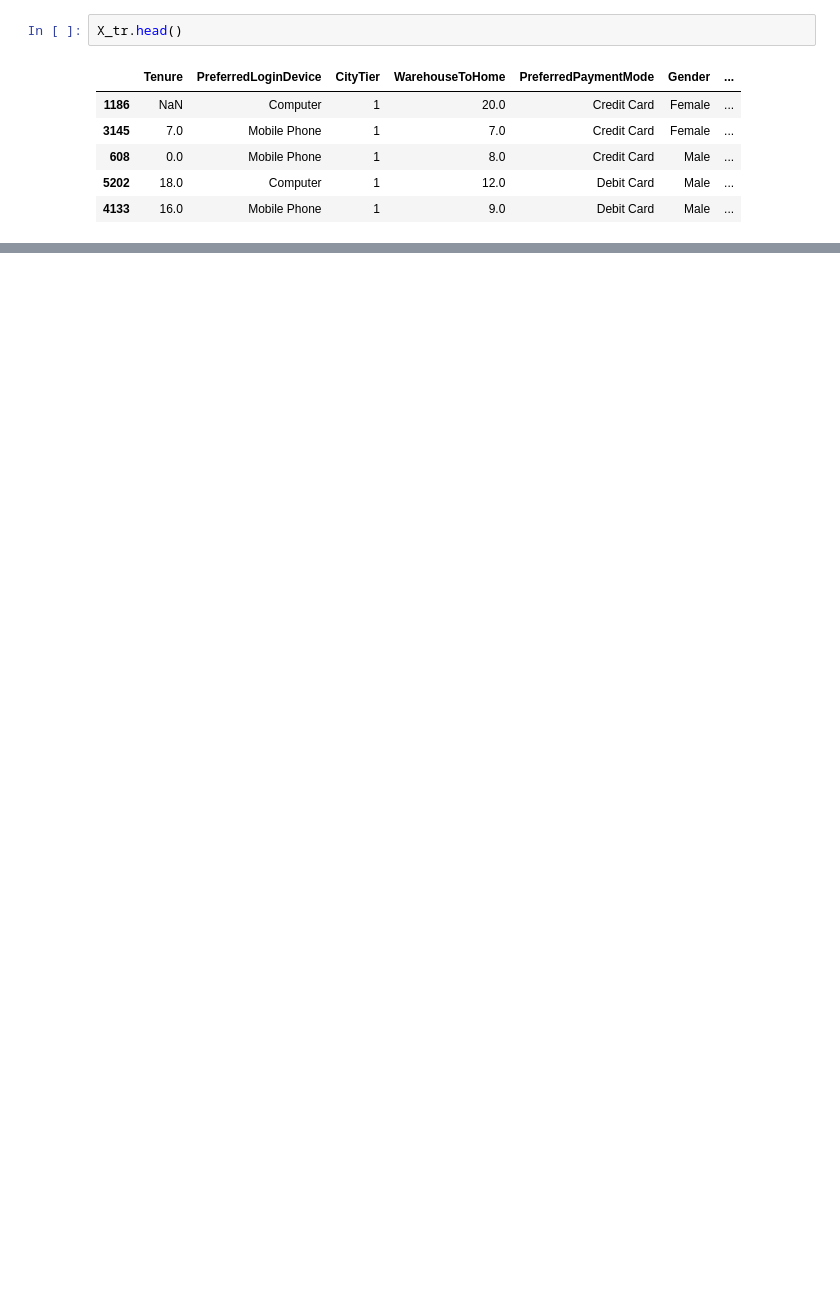
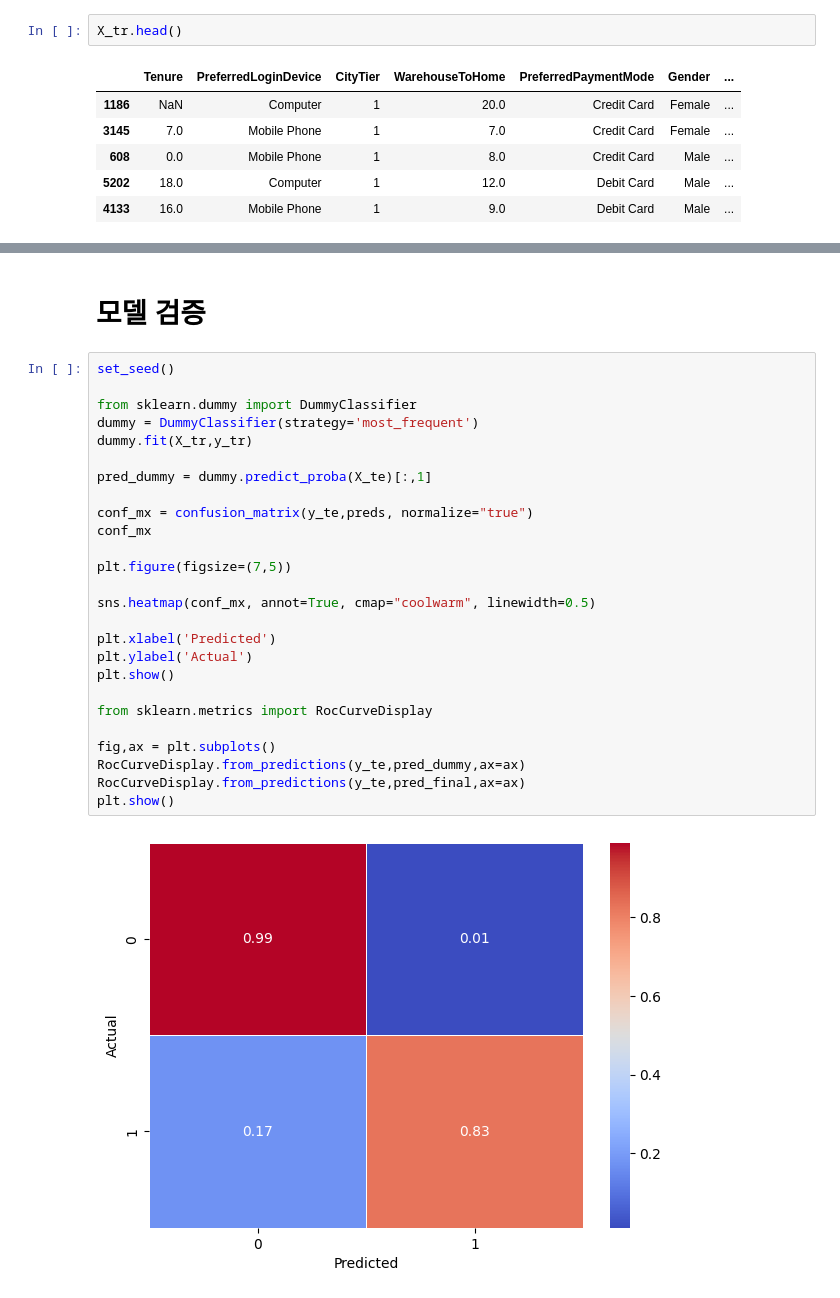
Before and after one commit to SKNETWORKS-FAMILY-AICAMP/SKN27-2nd-4TEAM, a Jupyter notebook: Light_GBM_modeling.ipynb, the cells around one changed output, grey strips where cells are left out. Cells and saved outputs as stored; diff of their text form; blank space fills up the shorter version.

```diff
--- a/Light_GBM_modeling.ipynb
+++ b/Light_GBM_modeling.ipynb
@@ -199,0 +555,30 @@ X_te.head()
+# %% [markdown]
+# 모델 검증
+# %%
+set_seed()
+
+from sklearn.dummy import DummyClassifier
+dummy = DummyClassifier(strategy='most_frequent')
+dummy.fit(X_tr,y_tr)
+
+pred_dummy = dummy.predict_proba(X_te)[:,1]
+
+conf_mx = confusion_matrix(y_te,preds, normalize="true")
+conf_mx
+
+plt.figure(figsize=(7,5))
+
+sns.heatmap(conf_mx, annot=True, cmap="coolwarm", linewidth=0.5)
+
+plt.xlabel('Predicted')
+plt.ylabel('Actual')
+plt.show()
+
+from sklearn.metrics import RocCurveDisplay
+
+fig,ax = plt.subplots()
+RocCurveDisplay.from_predictions(y_te,pred_dummy,ax=ax)
+RocCurveDisplay.from_predictions(y_te,pred_final,ax=ax)
+plt.show()
+# %% [output]
+[figure, added]
```
Also changed, not shown: parts of 33 cells of this notebook, 1 other file.
